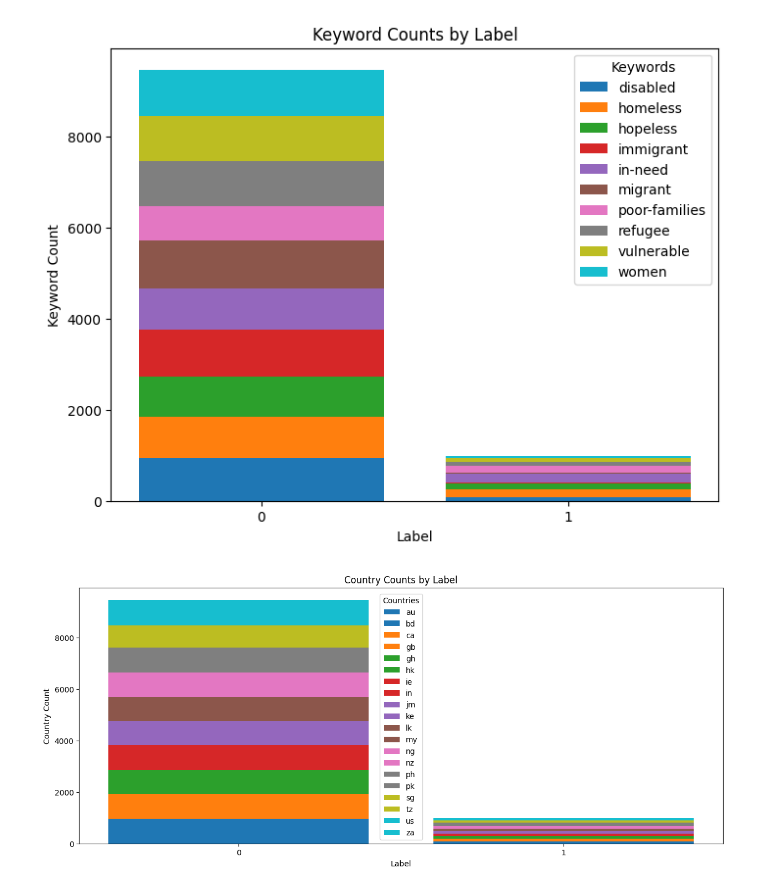
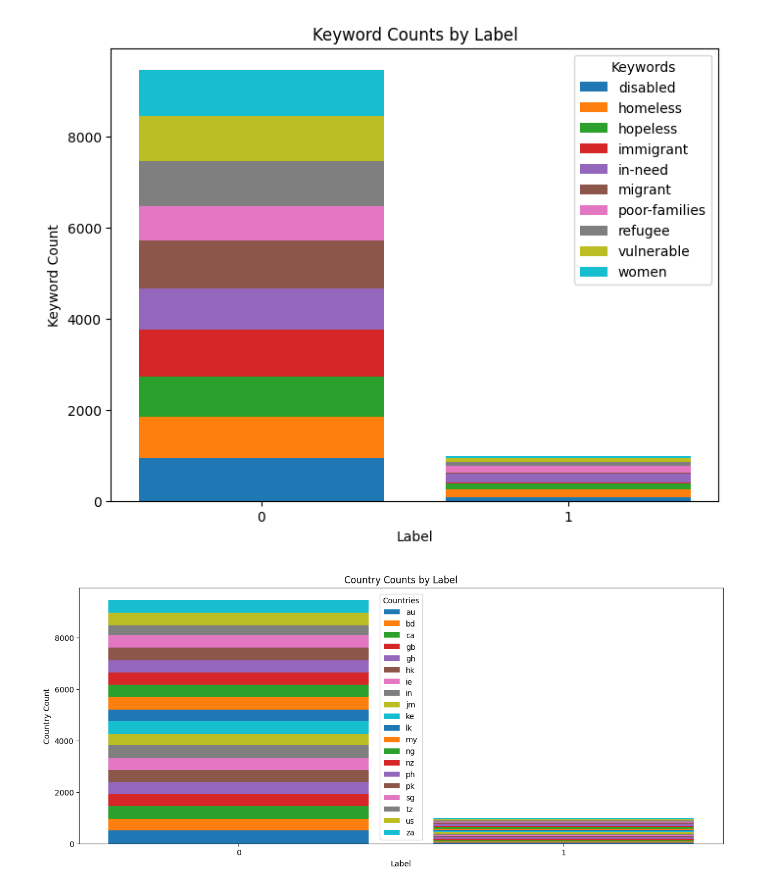
Before and after one commit to mwmlo/nlp-pcl-cw, a Jupyter notebook: class_label_analysis.ipynb, the cells around one changed output. Drawn from its saved outputs; the diff is of its cells as text; code cells hidden in the pictures.

```diff
--- a/class_label_analysis.ipynb
+++ b/class_label_analysis.ipynb
@@ -60,15 +60,12 @@ keyword_counts = df.groupby(["label", "keyword"]).size().unstack(fill_value=0)
 labels = keyword_counts.index  # 0 and 1
 keywords = keyword_counts.columns  # Unique keywords
 
-# Define colors for each keyword
-colors = plt.cm.tab10.colors  # Use a colormap for better visualization
-
 # Plot stacked bars
 plt.figure(figsize=(8, 6))
 bottom = np.zeros(len(labels))  # Initialize bottom for stacking
 
 for i, keyword in enumerate(keywords):
-    plt.bar(labels, keyword_counts[keyword], bottom=bottom, label=keyword, color=colors[i])
+    plt.bar(labels, keyword_counts[keyword], bottom=bottom, label=keyword)
     bottom += keyword_counts[keyword]  # Update bottom for stacking
 
 # Customize labels and legend
@@ -85,31 +82,27 @@ plt.show()
 # %%
 # Count occurrences of each country for each label
 country_counts = df.groupby(["label", "country"]).size().unstack(fill_value=0)
 
 # Define labels (x-axis) and countries (stacked categories)
 labels = country_counts.index  # 0 and 1
 countries = country_counts.columns  # Unique countries
 
-# Define colors for each country
-color_map = plt.cm.get_cmap("tab10", len(countries))  # Get a colormap with enough colors
-colors = [color_map(i) for i in range(len(countries))]
-
 # Plot stacked bars
 plt.figure(figsize=(15, 6))
 bottom = np.zeros(len(labels))  # Initialize bottom for stacking
 
 for i, country in enumerate(countries):
-    plt.bar(labels, country_counts[country], bottom=bottom, label=country, color=colors[i])
+    plt.bar(labels, country_counts[country], bottom=bottom, label=country)
     bottom += country_counts[country]  # Update bottom for stacking
 
 # Customize labels and legend
 plt.xlabel("Label")
 plt.ylabel("Country Count")
 plt.title("Country Counts by Label")
 plt.xticks(labels, ["0", "1"])  # Rename x-axis labels
 plt.legend(title="Countries")
 
 # Show plot
 plt.show()
 # %% [output]
-[figure, old version]
+[figure, new version]
```
